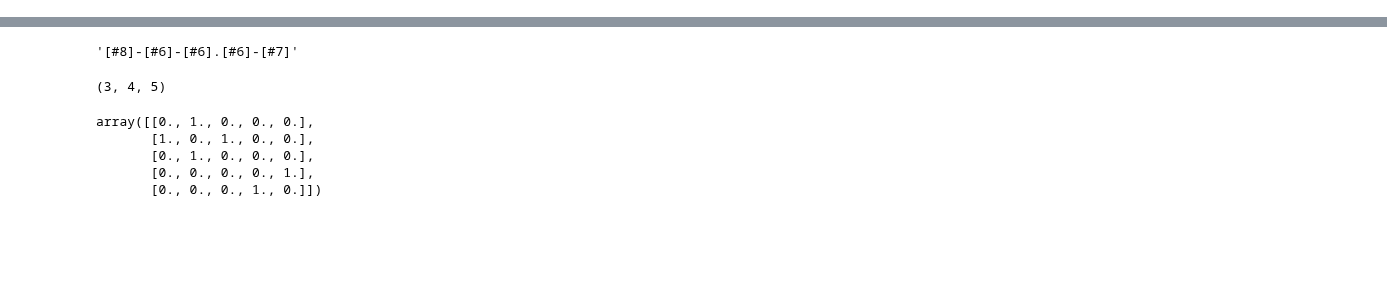
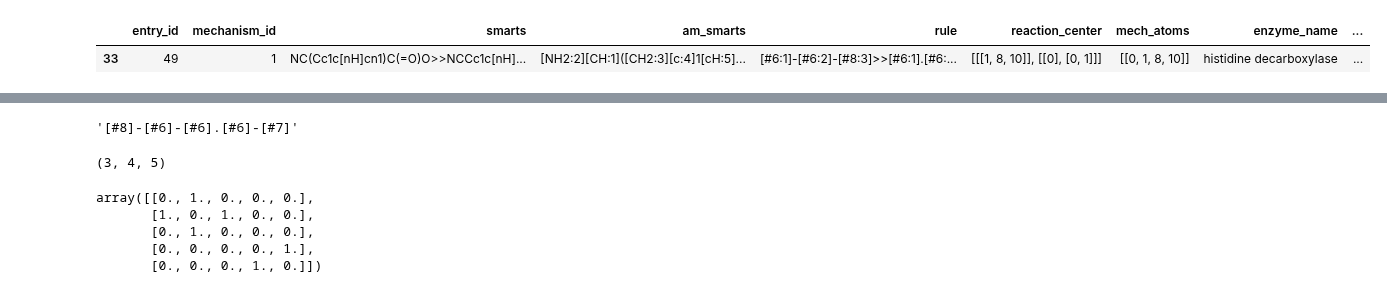
Before and after one commit to stefanpate/coarse-grain-rxns, a Jupyter notebook: notebooks/frag_by_aidxs.ipynb, the cells around one changed output, grey strips where cells are left out. Drawn from its saved outputs; the diff is of its cells as text; code cells hidden in the pictures; blank space fills up the shorter version.

Commit message:
Began developing template to extract reaction rule templates

```diff
--- a/notebooks/frag_by_aidxs.ipynb
+++ b/notebooks/frag_by_aidxs.ipynb
@@ -25,0 +26,5 @@ mm.head()
+# %%
+mm.loc[mm['entry_id'] == 49]
+# %% [output]
+|  | entry_id | mechanism_id | smarts | am_smarts | rule | reaction_center | mech_atoms | enzyme_name | ... |
+| 33 | 49 | 1 | NC(Cc1c[nH]cn1)C(=O)O>>NCCc1c[nH]... | [NH2:2][CH:1]([CH2:3][c:4]1[cH:5]... | [#6:1]-[#6:2]-[#8:3]>>[#6:1].[#6:... | [[[1, 8, 10]], [[0], [0, 1]]] | [[0, 1, 8, 10]] | histidine decarboxylase | ... |
```
Also changed, not shown: parts of 23 cells of this notebook, 6 other files.
